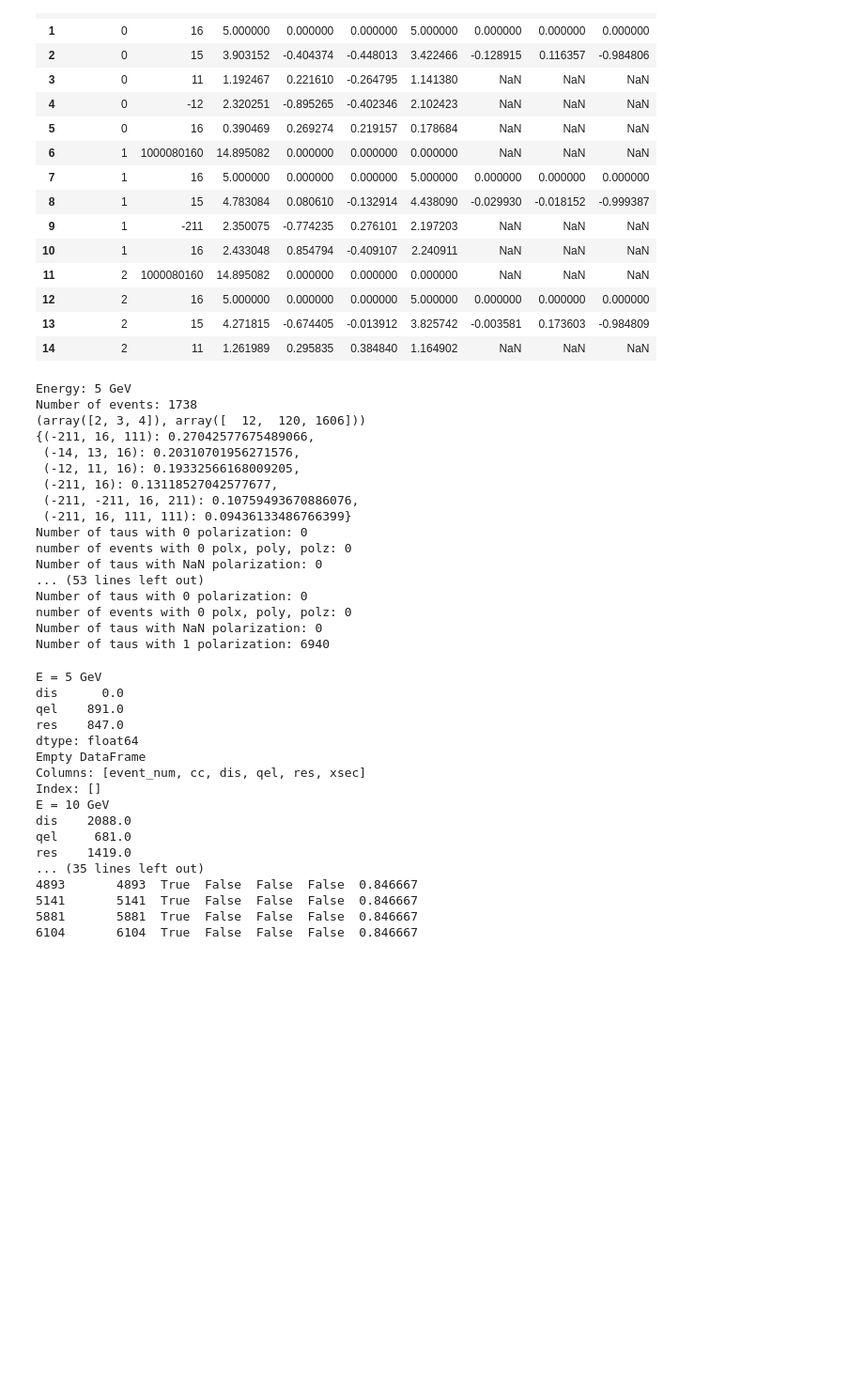
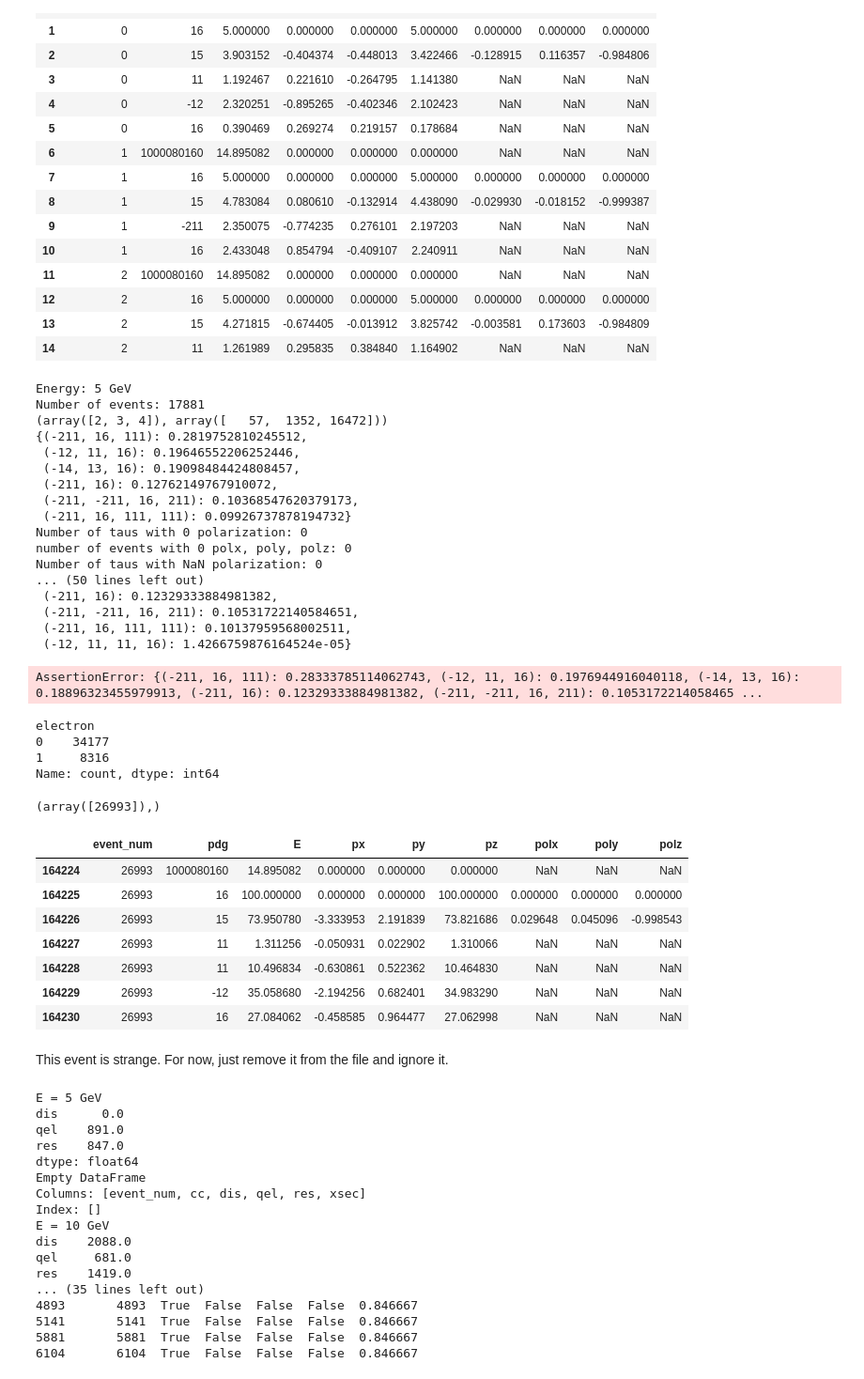
Before and after one commit to simonthor/tau-polarization-icecube, a Jupyter notebook: icecube-tau-decays/icecube_event_analysis.ipynb, the cells around one changed output. Shown at 94% size. Saved outputs shown, nothing was run; the diff lists cells and outputs as text; code cells hidden in the pictures; blank space fills up the shorter version.

```diff
--- a/icecube-tau-decays/icecube_event_analysis.ipynb
+++ b/icecube-tau-decays/icecube_event_analysis.ipynb
@@ -66,15 +66,13 @@ def sanity_checks(particle_info: pd.DataFrame):
     br = branching_ratios(particle_info.groupby("event_num").nth[3:])
     pprint(br, sort_dicts=False)
     # Geant4 only implements 6 decay modes for the tau
-    assert len(br) == 6
+    assert len(br) == 6, br
 
     branching_ratios(particle_info.groupby("event_num").nth[3:])
 
     # Check that for every event with a tau there is a tau neutrino, and vice versa for anti-tau
     # TODO speed up this code by removing the for-loop
-    for event_num, df in particle_info.groupby("event_num"):
-        second_neutrino_pdg = df.iloc[3:, 1][df.iloc[3:, 1].abs() == 16].iloc[0]
-        assert df.iloc[2, 1] * second_neutrino_pdg > 0
+    assert particle_info.groupby("event_num")["pdg"].agg(lambda values, index: np.all(values[np.abs(values) == 15] * values[np.abs(values) == 16] > 0), engine="numba").all()
 
     # Check that the nucleus is either 1000080160 or 2212
     nucleus = particle_info.groupby("event_num").first().iloc[:, 0]
@@ -106,22 +104,52 @@ for e, particle_info in particle_infos.items():
     print()
 # %% [output]
 Energy: 5 GeV
-Number of events: 1738
-(array([2, 3, 4]), array([  12,  120, 1606]))
-{(-211, 16, 111): 0.27042577675489066,
- (-14, 13, 16): 0.20310701956271576,
- (-12, 11, 16): 0.19332566168009205,
- (-211, 16): 0.13118527042577677,
- (-211, -211, 16, 211): 0.10759493670886076,
- (-211, 16, 111, 111): 0.09436133486766399}
+Number of events: 17881
+(array([2, 3, 4]), array([   57,  1352, 16472]))
+{(-211, 16, 111): 0.2819752810245512,
+ (-12, 11, 16): 0.19646552206252446,
+ (-14, 13, 16): 0.19098484424808457,
+ (-211, 16): 0.12762149767910072,
+ (-211, -211, 16, 211): 0.10368547620379173,
+ (-211, 16, 111, 111): 0.09926737878194732}
 Number of taus with 0 polarization: 0
 number of events with 0 polx, poly, polz: 0
 Number of taus with NaN polarization: 0
-... (53 lines left out)
-Number of taus with 0 polarization: 0
-number of events with 0 polx, poly, polz: 0
-Number of taus with NaN polarization: 0
-Number of taus with 1 polarization: 6940
+... (50 lines left out)
+ (-211, 16): 0.12329333884981382,
+ (-211, -211, 16, 211): 0.10531722140584651,
+ (-211, 16, 111, 111): 0.10137959568002511,
+ (-12, 11, 11, 16): 1.4266759876164524e-05}
+AssertionError: {(-211, 16, 111): 0.28333785114062743, (-12, 11, 16): 0.1976944916040118, (-14, 13, 16): 0.18896323455979913, (-211, 16): 0.12329333884981382, (-211, -211, 16, 211): 0.1053172214058465 ...
+# %%
+p = particle_infos[10].copy()
+p["electron"] = p["pdg"] == 11
+p.groupby("event_num")["electron"].sum().value_counts()
+# %% [output]
+electron
+0    34177
+1     8316
+Name: count, dtype: int64
+# %%
+def find_strange_events(values, index):
+    return ((values == -12).sum() == 1) and ((values == 11).sum() == 2) and ((values == 16).sum() == 1)
+
+np.where(particle_infos[100].groupby("event_num").nth[3:].groupby("event_num")["pdg"].agg(find_strange_events, engine="numba"))
+# %% [output]
+(array([26993]),)
+# %%
+particle_infos[100].query("event_num == 26993")
+# %% [output]
+|  | event_num | pdg | E | px | py | pz | polx | poly | polz |
+| 164224 | 26993 | 1000080160 | 14.895082 | 0.000000 | 0.000000 | 0.000000 | NaN | NaN | NaN |
+| 164225 | 26993 | 16 | 100.000000 | 0.000000 | 0.000000 | 100.000000 | 0.000000 | 0.000000 | 0.000000 |
+| 164226 | 26993 | 15 | 73.950780 | -3.333953 | 2.191839 | 73.821686 | 0.029648 | 0.045096 | -0.998543 |
+| 164227 | 26993 | 11 | 1.311256 | -0.050931 | 0.022902 | 1.310066 | NaN | NaN | NaN |
+| 164228 | 26993 | 11 | 10.496834 | -0.630861 | 0.522362 | 10.464830 | NaN | NaN | NaN |
+| 164229 | 26993 | -12 | 35.058680 | -2.194256 | 0.682401 | 34.983290 | NaN | NaN | NaN |
+| 164230 | 26993 | 16 | 27.084062 | -0.458585 | 0.964477 | 27.062998 | NaN | NaN | NaN |
+# %% [markdown]
+This event is strange. For now, just remove it from the file and ignore it.
 # %%
 for e, event_info in event_infos.items():
     # Cross section should be > 0
```
Also changed, not shown: parts of 2 cells of this notebook, 2 other files.
